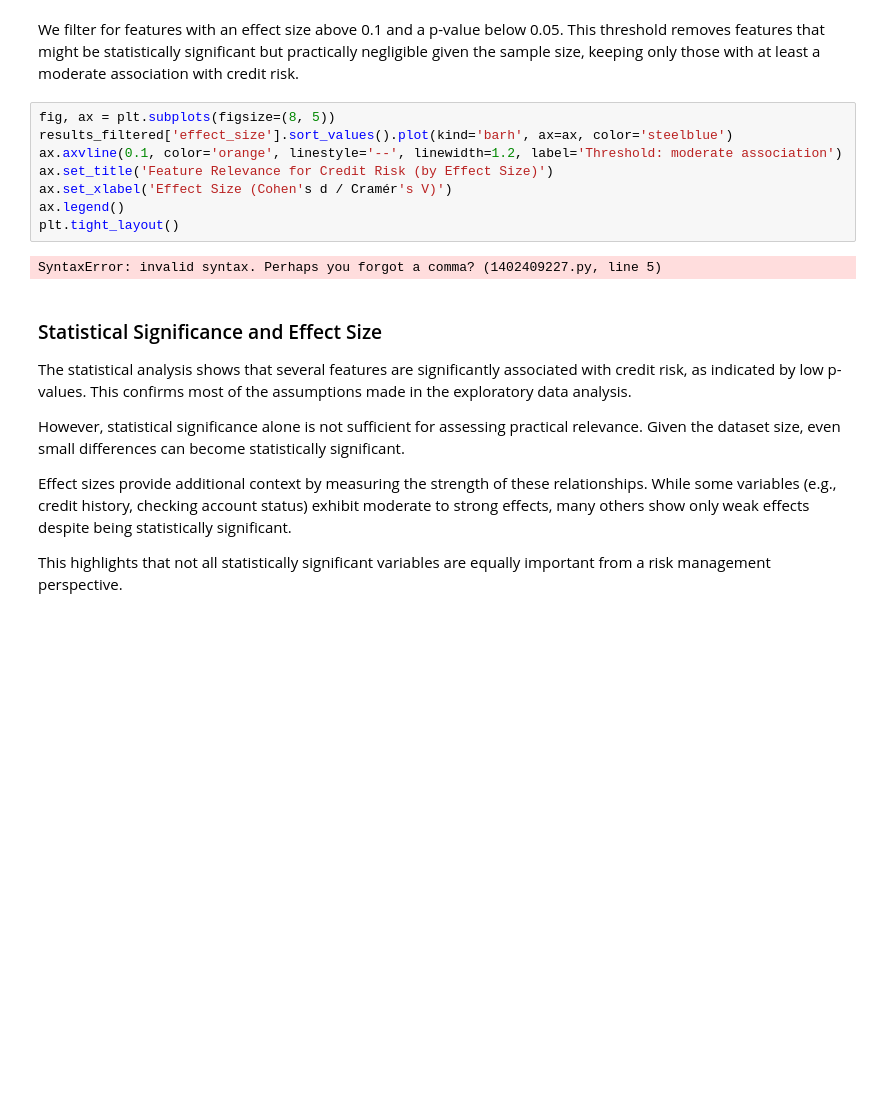
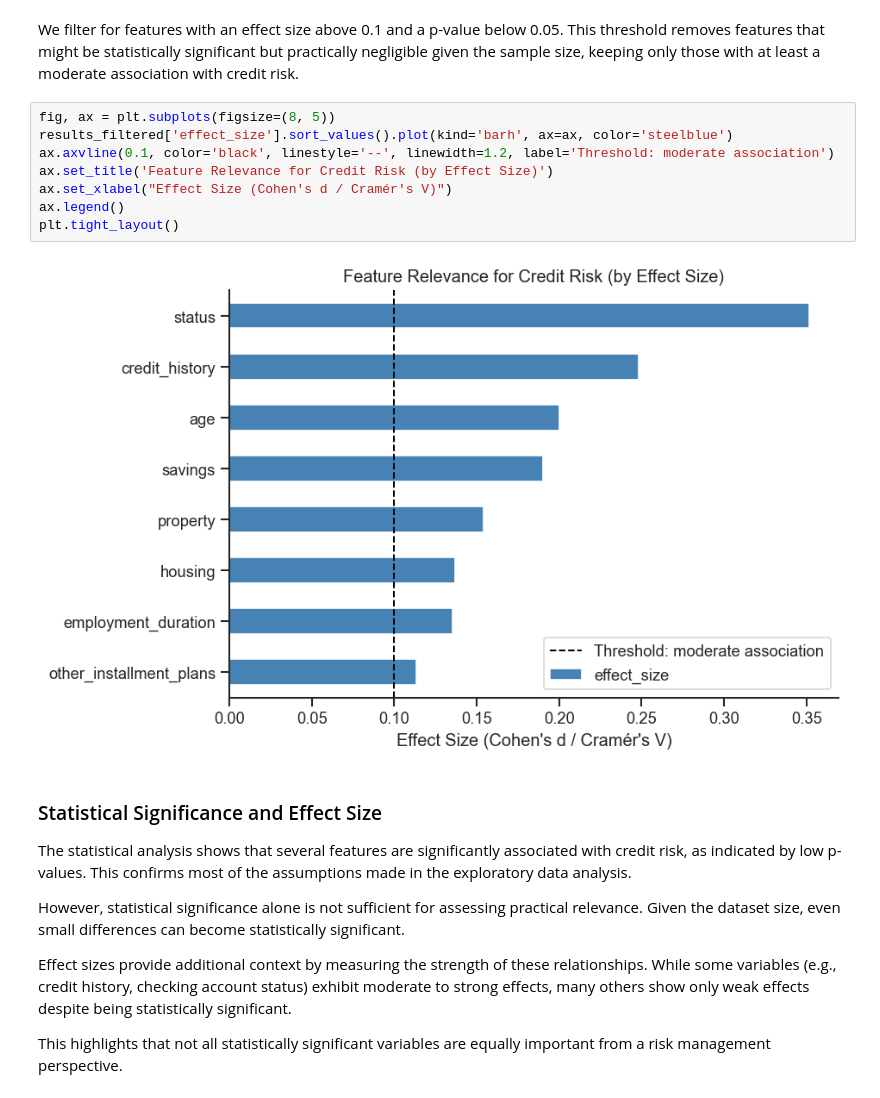
Before and after one commit to alexwill314/german_credit_eda, a Jupyter notebook: notebooks/German_Credit_Data_Analysis.ipynb, the cells around one changed output. Cells and saved outputs as stored; diff of their text form; blank space fills up the shorter version.

```diff
--- a/notebooks/German_Credit_Data_Analysis.ipynb
+++ b/notebooks/German_Credit_Data_Analysis.ipynb
@@ -450,13 +450,13 @@ association with credit risk.
 # %%
 fig, ax = plt.subplots(figsize=(8, 5))
 results_filtered['effect_size'].sort_values().plot(kind='barh', ax=ax, color='steelblue')
-ax.axvline(0.1, color='orange', linestyle='--', linewidth=1.2, label='Threshold: moderate association')
+ax.axvline(0.1, color='black', linestyle='--', linewidth=1.2, label='Threshold: moderate association')
 ax.set_title('Feature Relevance for Credit Risk (by Effect Size)')
-ax.set_xlabel('Effect Size (Cohen's d / Cramér's V)')
+ax.set_xlabel("Effect Size (Cohen's d / Cramér's V)")
 ax.legend()
 plt.tight_layout()
 # %% [output]
-SyntaxError: invalid syntax. Perhaps you forgot a comma? (1402409227.py, line 5)
+[figure, added]
 # %% [markdown]
 ### Statistical Significance and Effect Size
 
```
Also changed, not shown: 1 other file.
